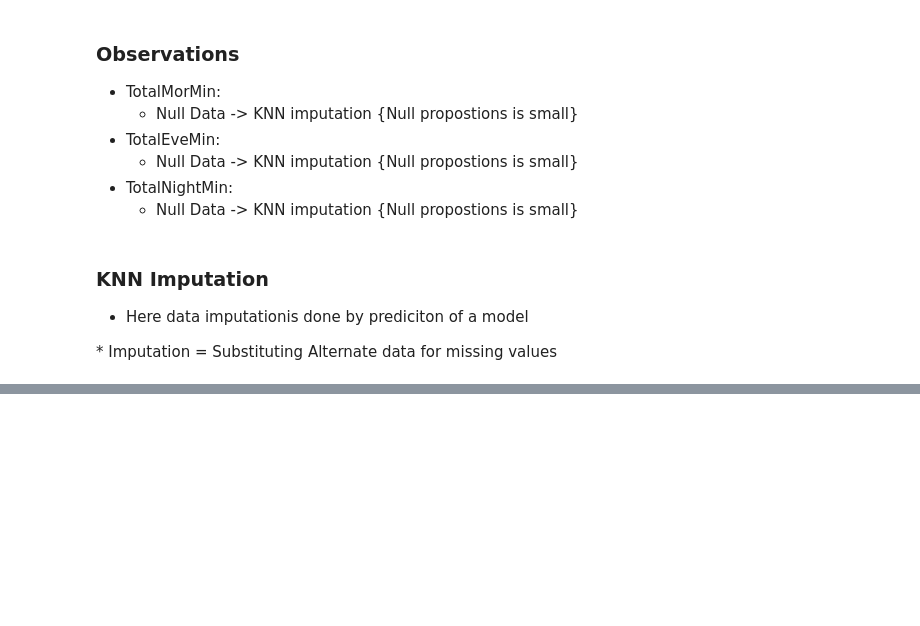
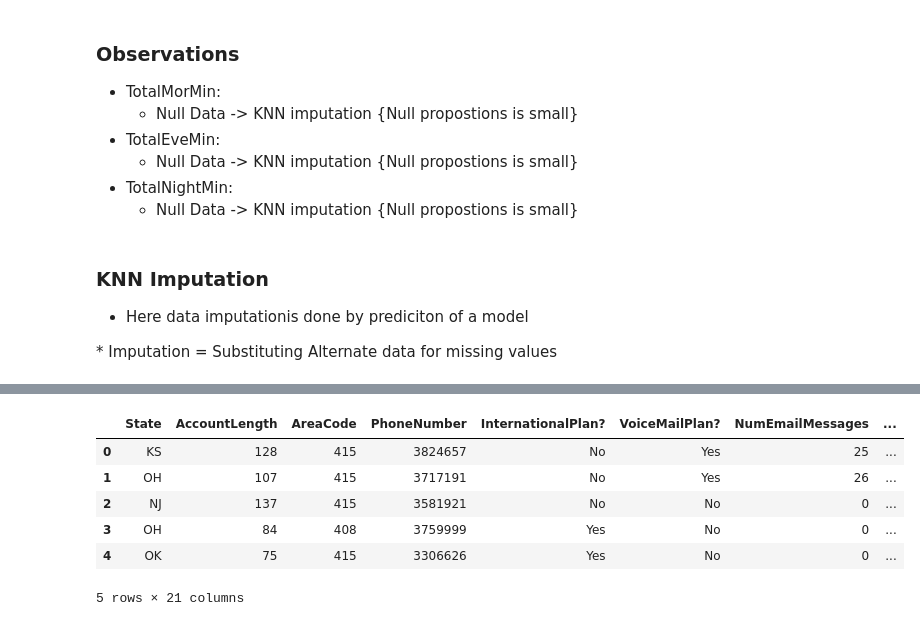
Before and after one commit to PuneetSivananda/programming_for_lovers, a Jupyter notebook: fcc/insaid/CustomerChurn/Customer_Churn.ipynb, the cells around one changed output, grey strips where cells are left out. Saved outputs shown, nothing was run; the diff lists cells and outputs as text; code cells hidden in the pictures; blank space fills up the shorter version.

```diff
--- a/fcc/insaid/CustomerChurn/Customer_Churn.ipynb
+++ b/fcc/insaid/CustomerChurn/Customer_Churn.ipynb
@@ -90,0 +91,10 @@ ModuleNotFoundError: No module named 'sklearn'
+# %%
+df.head(5)
+# %% [output]
+|  | State | AccountLength | AreaCode | PhoneNumber | InternationalPlan? | VoiceMailPlan? | NumEmailMessages | ... |
+| 0 | KS | 128 | 415 | 3824657 | No | Yes | 25 | ... |
+| 1 | OH | 107 | 415 | 3717191 | No | Yes | 26 | ... |
+| 2 | NJ | 137 | 415 | 3581921 | No | No | 0 | ... |
+| 3 | OH | 84 | 408 | 3759999 | Yes | No | 0 | ... |
+| 4 | OK | 75 | 415 | 3306626 | Yes | No | 0 | ... |
+5 rows × 21 columns
```
Also changed, not shown: parts of 10 cells of this notebook.
